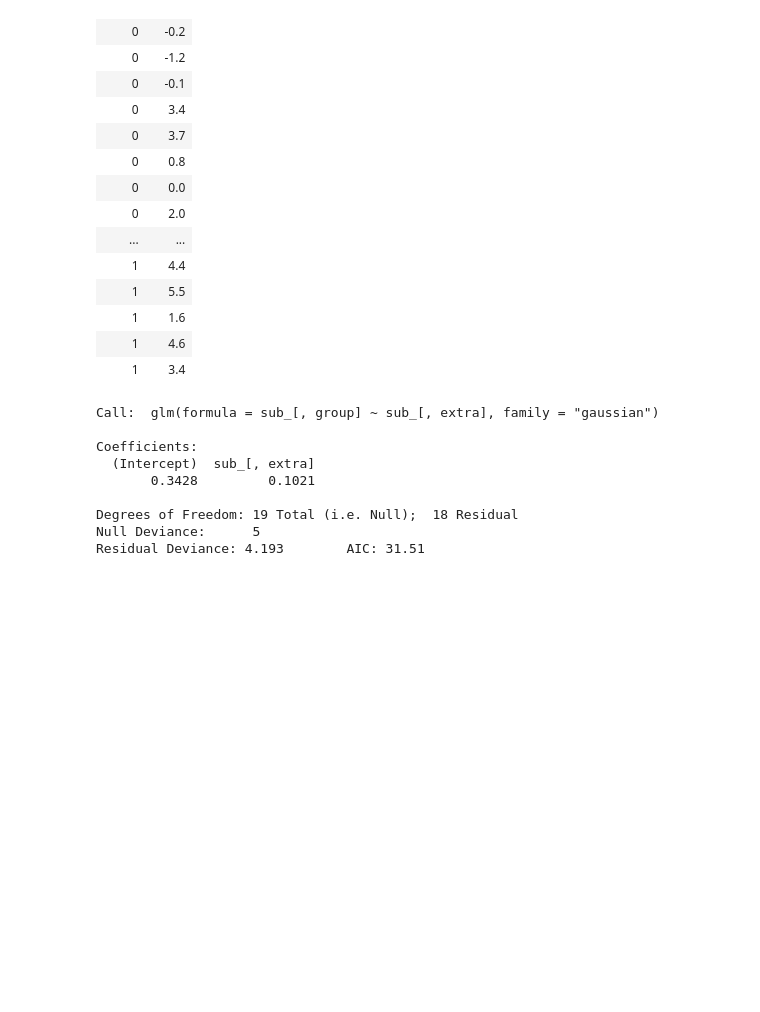
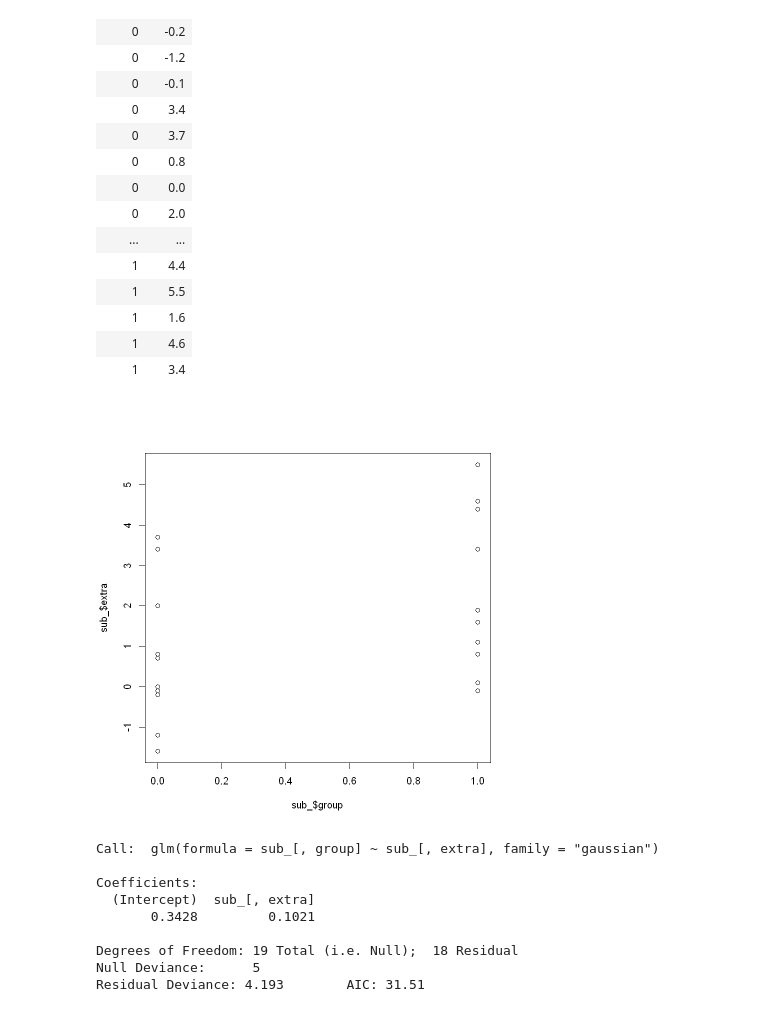
Before and after one commit to kaladabrio2020/modelagem-estatistica, a Jupyter notebook: seção-2/modelos-lineares-generalizados.ipynb, the cells around one changed output. Cells and saved outputs as stored; diff of their text form; code cells hidden in the pictures; blank space fills up the shorter version.

```diff
--- a/seção-2/modelos-lineares-generalizados.ipynb
+++ b/seção-2/modelos-lineares-generalizados.ipynb
@@ -52,6 +52,11 @@ A data.table: 20 × 2
 | 1 | 1.6 |
 | 1 | 4.6 |
 | 1 | 3.4 |
+# %%
+par(bg = 'white')
+plot(sub_$group, sub_$extra)
+# %% [output]
+[figure, added]
 # %%
 model_ = glm(
     sub_[, group] ~ sub_[, extra], family = "gaussian"
```
Also changed, not shown: 10 other files.
